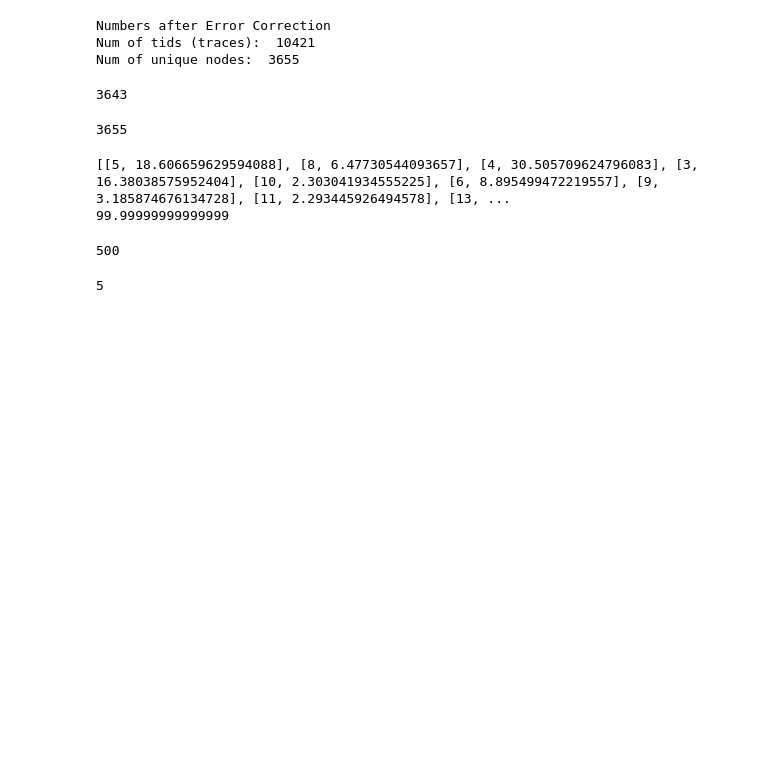
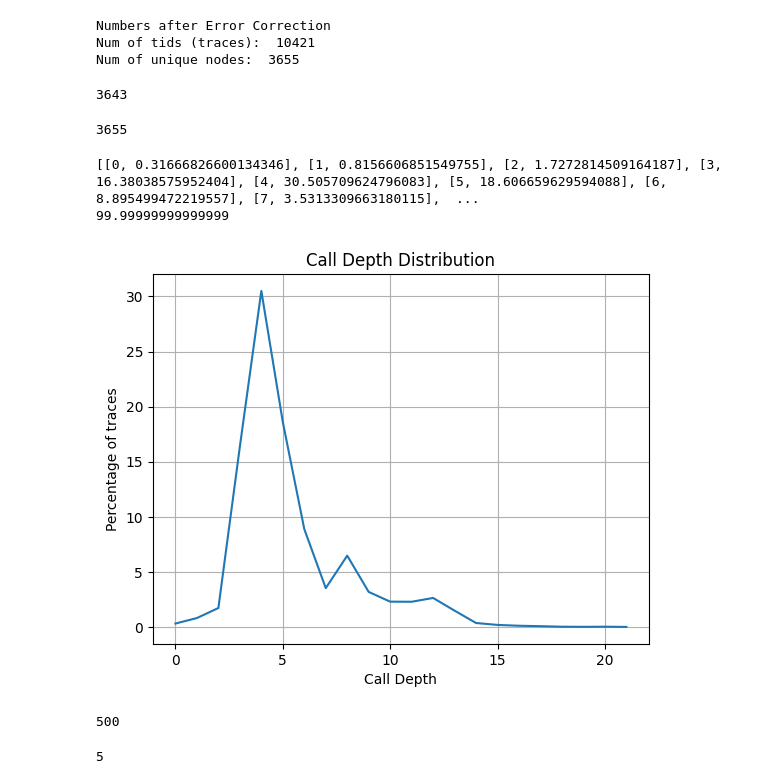
Before and after one commit to ritulS/TraceProc, a Jupyter notebook: graph_sampling.ipynb, the cells around one changed output. Cells and saved outputs as stored; diff of their text form; code cells hidden in the pictures; blank space fills up the shorter version.

```diff
--- a/graph_sampling.ipynb
+++ b/graph_sampling.ipynb
@@ -235,14 +237,27 @@ for cd in cd_strat_dict:
     cd_percent_arr.append([cd, percent_t_cd])
     cd_strat_dict[cd] = sorted(cd_strat_dict[cd], key=lambda x: x[1], reverse=True) # sorting tids based on tis
 # %%
+cd_percent_arr.sort(key=lambda x: x[0])
 print(cd_percent_arr)
 res= 0
 for i in cd_percent_arr:
     res += i[1]
 print(res)
 # %% [output]
-[[5, 18.606659629594088], [8, 6.47730544093657], [4, 30.505709624796083], [3, 16.38038575952404], [10, 2.303041934555225], [6, 8.895499472219557], [9, 3.185874676134728], [11, 2.293445926494578], [13, ...
+[[0, 0.31666826600134346], [1, 0.8156606851549755], [2, 1.7272814509164187], [3, 16.38038575952404], [4, 30.505709624796083], [5, 18.606659629594088], [6, 8.895499472219557], [7, 3.5313309663180115],  ...
 99.99999999999999
+# %%
+valid_cds = [x[0] for x in cd_percent_arr]
+cd_percentages = [x[1] for x in cd_percent_arr]
+plt.plot(valid_cds, cd_percentages)
+plt.grid(True)
+plt.xlabel('Call Depth')
+plt.ylabel('Percentage of traces')
+plt.title('Call Depth Distribution')
+plt.savefig('figs/cd_distribution_from_rpcids.png')
+plt.show()
+# %% [output]
+[figure, added]
 # %%
 '''
 NIS: Priority Sampling
```
Also changed, not shown: parts of 2 cells of this notebook, 1 other file.
